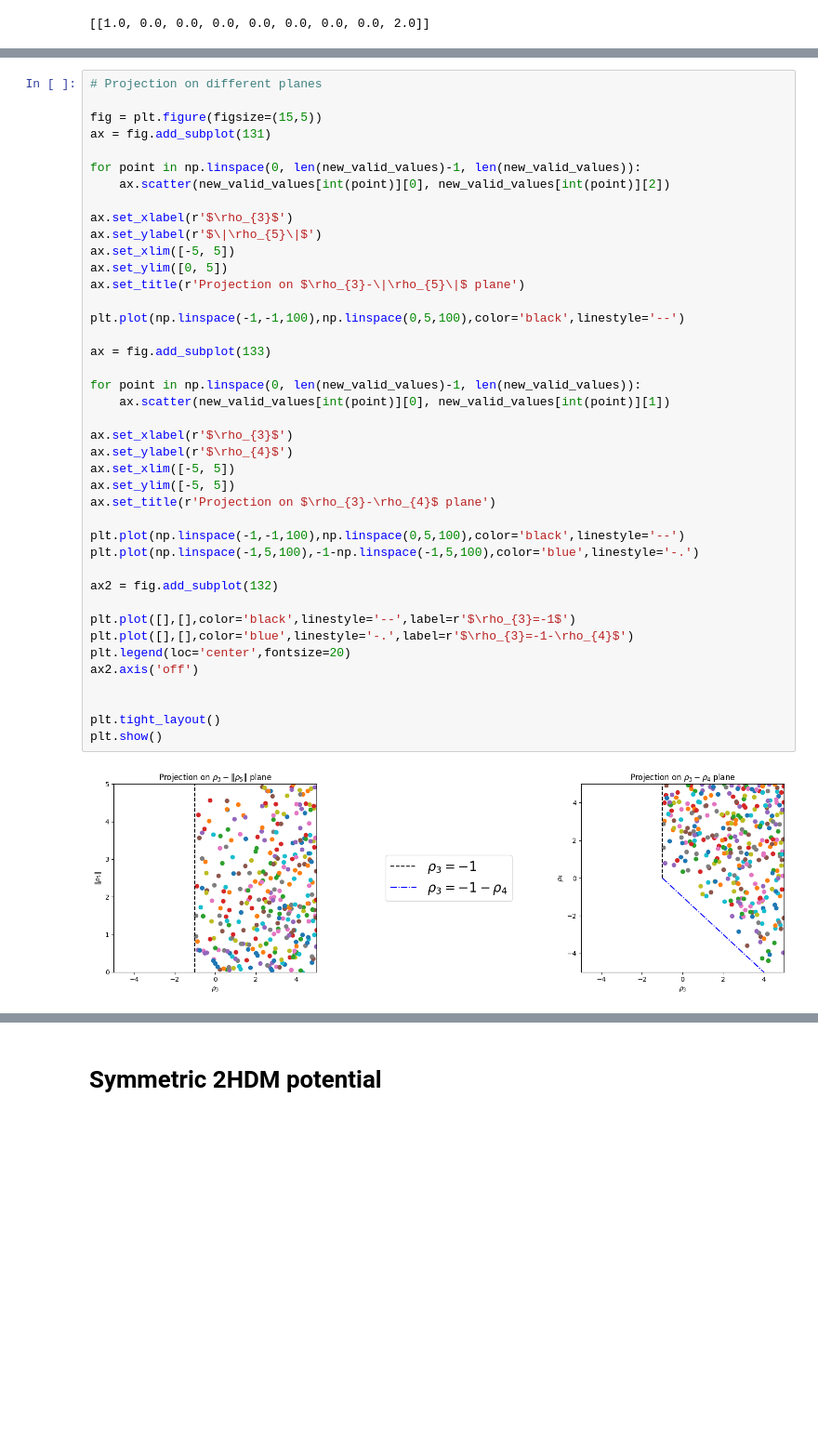
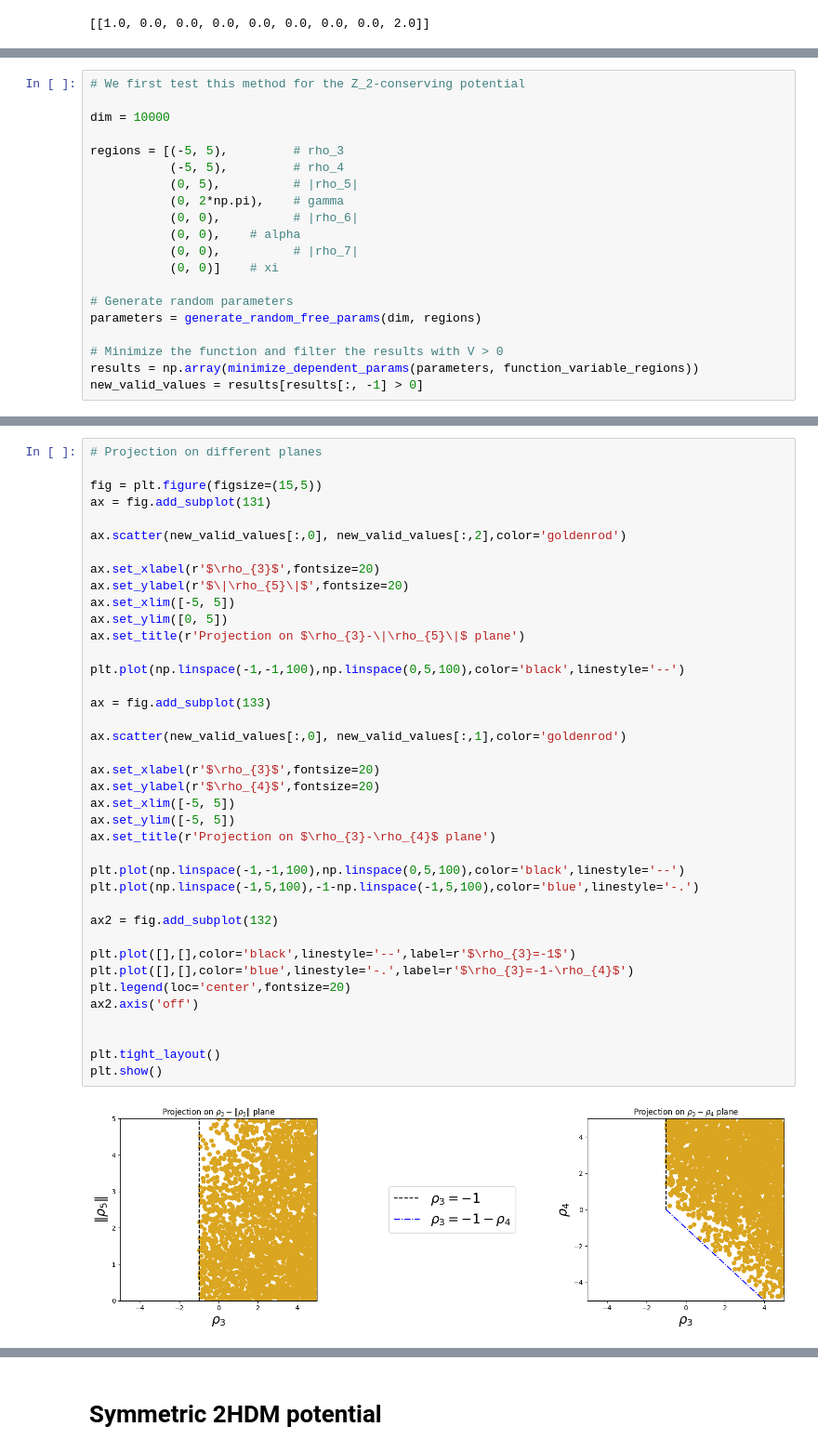
Before and after one commit to jdlpv/Theoretical-constraints-on-beyond-Standard-Model-extensions-of-the-Higgs-potential, a Jupyter notebook: main.ipynb, the cells around one changed output, grey strips where cells are left out. Shown at 93% size. Drawn from its saved outputs; the diff is of its cells as text; blank space fills up the shorter version.

Commit message:
Add new calculation method

```diff
--- a/main.ipynb
+++ b/main.ipynb
@@ -295,2 +307,22 @@ new_valid_values
+# %%
+# We first test this method for the Z_2-conserving potential
+
+dim = 10000
+
+regions = [(-5, 5),         # rho_3
+           (-5, 5),         # rho_4
+           (0, 5),          # |rho_5|
+           (0, 2*np.pi),    # gamma
+           (0, 0),          # |rho_6|
+           (0, 0),    # alpha
+           (0, 0),          # |rho_7|
+           (0, 0)]    # xi
+
+# Generate random parameters
+parameters = generate_random_free_params(dim, regions)
+
+# Minimize the function and filter the results with V > 0
+results = np.array(minimize_dependent_params(parameters, function_variable_regions))
+new_valid_values = results[results[:, -1] > 0]
 # %%
 # Plot of the results
@@ -320,40 +353,38 @@ plt.show()
 fig = plt.figure(figsize=(15,5))
 ax = fig.add_subplot(131)
 
-for point in np.linspace(0, len(new_valid_values)-1, len(new_valid_values)):
-    ax.scatter(new_valid_values[int(point)][0], new_valid_values[int(point)][2])
+ax.scatter(new_valid_values[:,0], new_valid_values[:,2],color='goldenrod')
 
-ax.set_xlabel(r'$\rho_{3}$')
-ax.set_ylabel(r'$\|\rho_{5}\|$')
+ax.set_xlabel(r'$\rho_{3}$',fontsize=20)
+ax.set_ylabel(r'$\|\rho_{5}\|$',fontsize=20)
 ax.set_xlim([-5, 5])
 ax.set_ylim([0, 5])
 ax.set_title(r'Projection on $\rho_{3}-\|\rho_{5}\|$ plane')
 
 plt.plot(np.linspace(-1,-1,100),np.linspace(0,5,100),color='black',linestyle='--')
 
 ax = fig.add_subplot(133)
 
-for point in np.linspace(0, len(new_valid_values)-1, len(new_valid_values)):
-    ax.scatter(new_valid_values[int(point)][0], new_valid_values[int(point)][1])
+ax.scatter(new_valid_values[:,0], new_valid_values[:,1],color='goldenrod')
 
-ax.set_xlabel(r'$\rho_{3}$')
-ax.set_ylabel(r'$\rho_{4}$')
+ax.set_xlabel(r'$\rho_{3}$',fontsize=20)
+ax.set_ylabel(r'$\rho_{4}$',fontsize=20)
 ax.set_xlim([-5, 5])
 ax.set_ylim([-5, 5])
 ax.set_title(r'Projection on $\rho_{3}-\rho_{4}$ plane')
 
 plt.plot(np.linspace(-1,-1,100),np.linspace(0,5,100),color='black',linestyle='--')
 plt.plot(np.linspace(-1,5,100),-1-np.linspace(-1,5,100),color='blue',linestyle='-.')
 
 ax2 = fig.add_subplot(132)
 
 plt.plot([],[],color='black',linestyle='--',label=r'$\rho_{3}=-1$')
 plt.plot([],[],color='blue',linestyle='-.',label=r'$\rho_{3}=-1-\rho_{4}$')
 plt.legend(loc='center',fontsize=20)
 ax2.axis('off')
 
 
 plt.tight_layout()
 plt.show()
 # %% [output]
-[figure, old version]
+[figure, new version]
```
Also changed, not shown: parts of 15 cells of this notebook.
